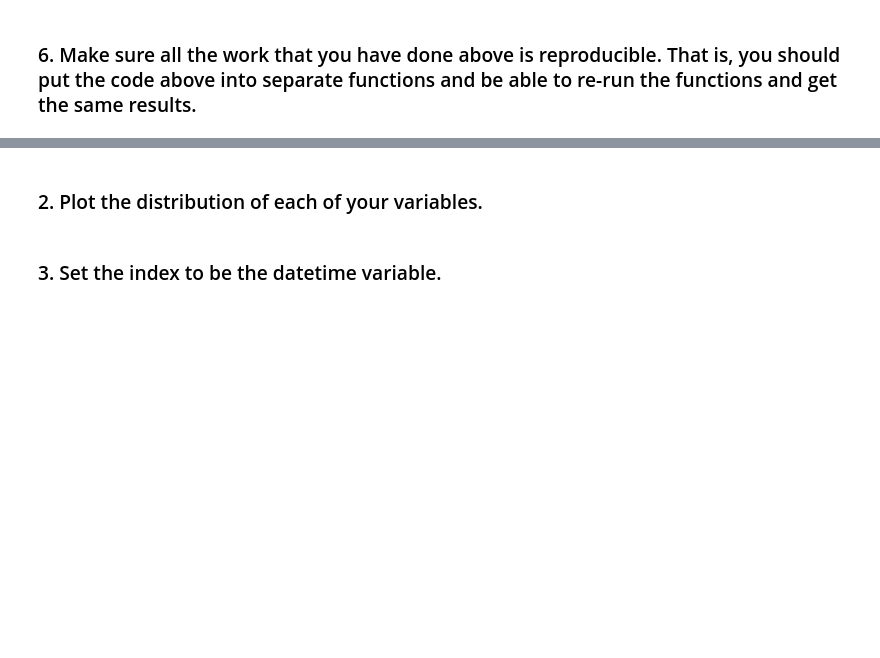
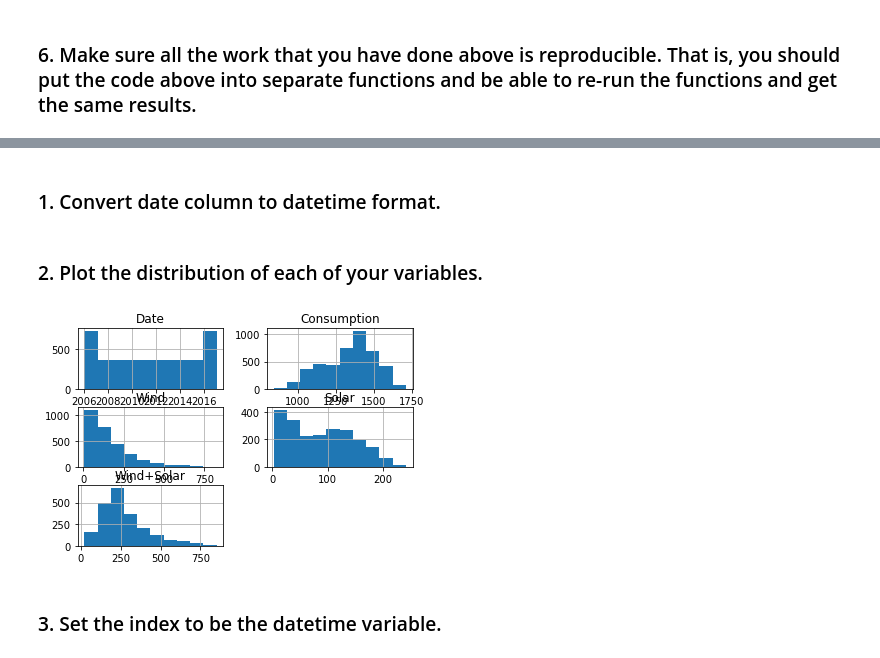
Before and after one commit to JeanetteSchulz/time-series-exercises, a Jupyter notebook: prepare.ipynb, the cells around one changed output, grey strips where cells are left out. Drawn from its saved outputs; the diff is of its cells as text; code cells hidden in the pictures; blank space fills up the shorter version.

```diff
--- a/prepare.ipynb
+++ b/prepare.ipynb
@@ -119,0 +172,3 @@ df.head()
+# %%
+OPS = pd.read_csv('opsd_germany_daily.csv')
+OPS.head()
@@ -119,0 +182,4 @@ df.head()
+# %%
+# It looks like it's reading the index in as a separate column so I'm gonna drop that
+OPS = OPS.drop(columns='Unnamed: 0', axis=1)
+OPS.head()
@@ -120,4 +193,12 @@ df.head()
+# %% [markdown]
+### 1. Convert date column to datetime format.
+# %%
+OPS.Date = pd.to_datetime(OPS.Date, format = '%Y-%M-%d')
 # %% [markdown]
 ### 2. Plot the distribution of each of your variables.
+# %%
+OPS.hist();
+# %% [output]
+[figure, added]
 # %% [markdown]
 ### 3. Set the index to be the datetime variable.
```
Also changed, not shown: parts of 17 cells of this notebook, 1 other file.
